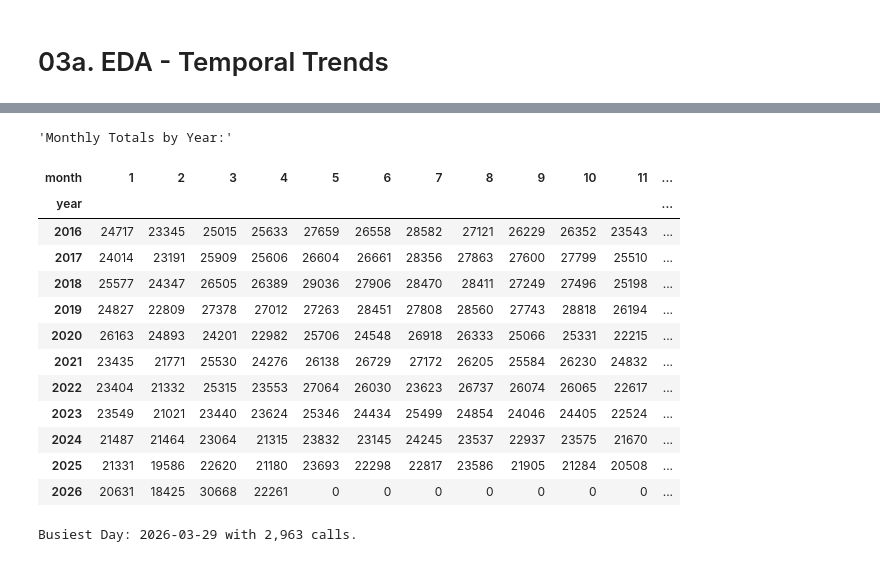
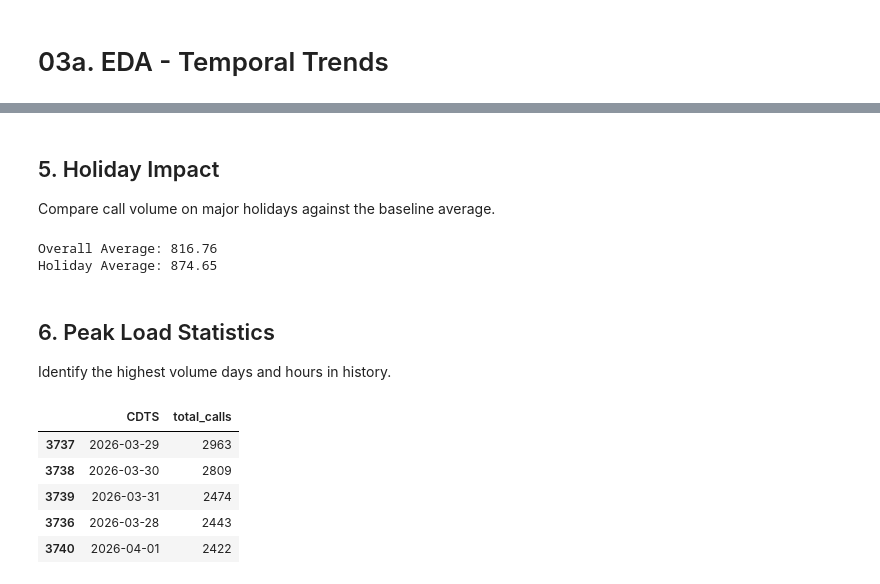
Before and after one commit to Edward-Vong/Quantifying-Breakpoint-of-SJPD-Response, a Jupyter notebook: 03a_eda_temporal_trends.ipynb, the cells around one changed output, grey strips where cells are left out. Saved outputs shown, nothing was run; the diff lists cells and outputs as text; code cells hidden in the pictures.

```diff
--- a/03a_eda_temporal_trends.ipynb
+++ b/03a_eda_temporal_trends.ipynb
@@ -57,22 +83,28 @@ plt.show()
-# %%
-monthly_summary = df.groupby(["year", "month"]).size().unstack(fill_value=0)
-display("Monthly Totals by Year:", monthly_summary)
-
-busiest_day_row = daily_calls.loc[daily_calls["total_calls"].idxmax()]
-print(f"\nBusiest Day: {busiest_day_row['CDTS'].date()} with {busiest_day_row['total_calls']:,} calls.")
-# %% [output]
-'Monthly Totals by Year:'
-| month | 1 | 2 | 3 | 4 | 5 | 6 | 7 | 8 | 9 | 10 | 11 | ... |
-| year |  |  |  |  |  |  |  |  |  |  |  | ... |
-| 2016 | 24717 | 23345 | 25015 | 25633 | 27659 | 26558 | 28582 | 27121 | 26229 | 26352 | 23543 | ... |
-| 2017 | 24014 | 23191 | 25909 | 25606 | 26604 | 26661 | 28356 | 27863 | 27600 | 27799 | 25510 | ... |
-| 2018 | 25577 | 24347 | 26505 | 26389 | 29036 | 27906 | 28470 | 28411 | 27249 | 27496 | 25198 | ... |
-| 2019 | 24827 | 22809 | 27378 | 27012 | 27263 | 28451 | 27808 | 28560 | 27743 | 28818 | 26194 | ... |
-| 2020 | 26163 | 24893 | 24201 | 22982 | 25706 | 24548 | 26918 | 26333 | 25066 | 25331 | 22215 | ... |
-| 2021 | 23435 | 21771 | 25530 | 24276 | 26138 | 26729 | 27172 | 26205 | 25584 | 26230 | 24832 | ... |
-| 2022 | 23404 | 21332 | 25315 | 23553 | 27064 | 26030 | 23623 | 26737 | 26074 | 26065 | 22617 | ... |
-| 2023 | 23549 | 21021 | 23440 | 23624 | 25346 | 24434 | 25499 | 24854 | 24046 | 24405 | 22524 | ... |
-| 2024 | 21487 | 21464 | 23064 | 21315 | 23832 | 23145 | 24245 | 23537 | 22937 | 23575 | 21670 | ... |
-| 2025 | 21331 | 19586 | 22620 | 21180 | 23693 | 22298 | 22817 | 23586 | 21905 | 21284 | 20508 | ... |
-| 2026 | 20631 | 18425 | 30668 | 22261 | 0 | 0 | 0 | 0 | 0 | 0 | 0 | ... |
-Busiest Day: 2026-03-29 with 2,963 calls.
+# %% [markdown]
+## 5. Holiday Impact
+Compare call volume on major holidays against the baseline average.
+# %%
+holidays = {'New Year': '-01-01', 'July 4th': '-07-04', 'Halloween': '-10-31'}
+holiday_dates = []
+for year in df['year'].unique():
+    for date_str in holidays.values():
+        holiday_dates.append(pd.to_datetime(f"{year}{date_str}").date())
+avg_daily = daily_calls['total_calls'].mean()
+holiday_avg = daily_calls[daily_calls['CDTS'].dt.date.isin(holiday_dates)]['total_calls'].mean()
+print(f"Overall Average: {avg_daily:.2f}")
+print(f"Holiday Average: {holiday_avg:.2f}")
+# %% [output]
+Overall Average: 816.76
+Holiday Average: 874.65
+# %% [markdown]
+## 6. Peak Load Statistics
+Identify the highest volume days and hours in history.
+# %%
+display(daily_calls.sort_values('total_calls', ascending=False).head(5))
+# %% [output]
+|  | CDTS | total_calls |
+| 3737 | 2026-03-29 | 2963 |
+| 3738 | 2026-03-30 | 2809 |
+| 3739 | 2026-03-31 | 2474 |
+| 3736 | 2026-03-28 | 2443 |
+| 3740 | 2026-04-01 | 2422 |
```
Also changed, not shown: parts of 12 cells of this notebook, 9 other files.
